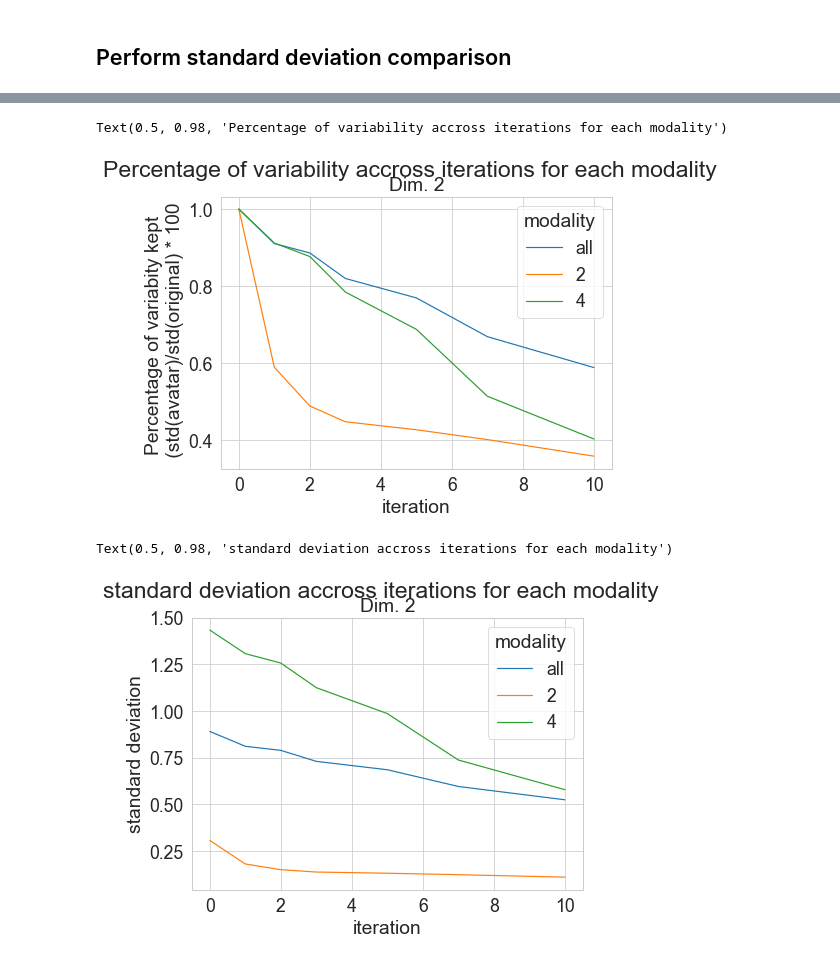
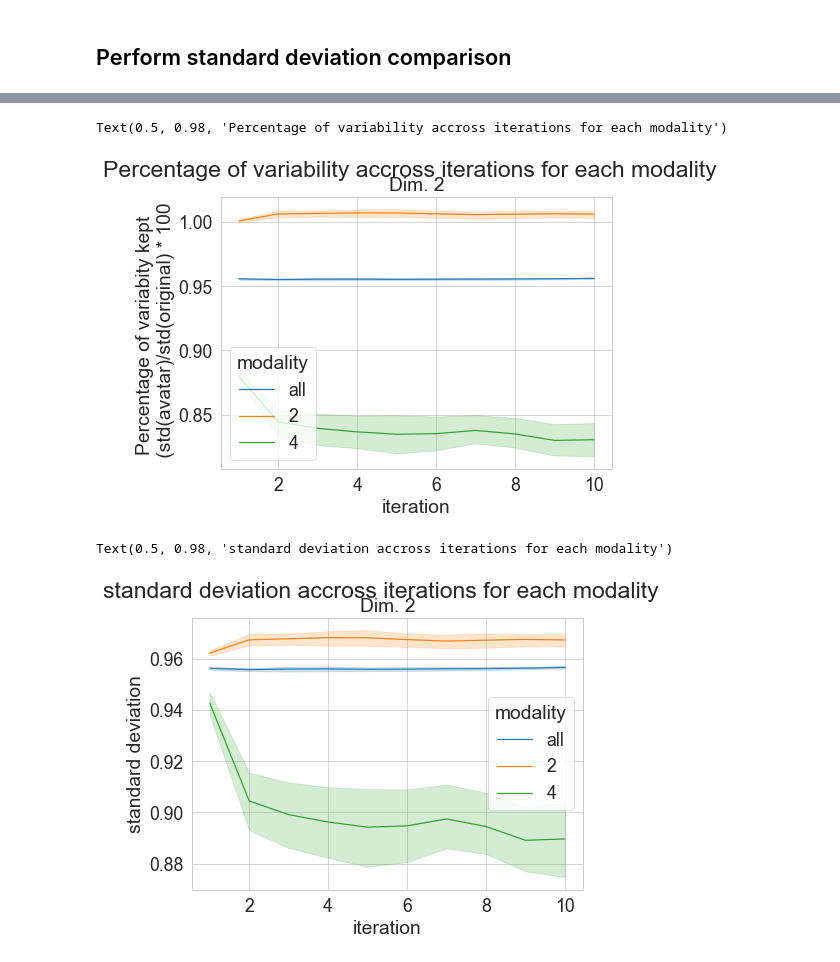
Before and after one commit to octopize/avatar-paper, a Jupyter notebook: notebooks/final_figure/2.Iteration_WBCD.ipynb, the cells around one changed output, grey strips where cells are left out. Saved outputs shown, nothing was run; the diff lists cells and outputs as text; code cells hidden in the pictures.

Commit message:
feat: add iteration graph

```diff
--- a/notebooks/final_figure/2.Iteration_WBCD.ipynb
+++ b/notebooks/final_figure/2.Iteration_WBCD.ipynb
@@ -256,3 +256,24 @@ results = pd.DataFrame(
     zip(percentages, standard_deviations, iterations, modalities, dimensions),
     columns=["percentage", "standard_deviation", "iteration", "modality", "dimension"]
     )
+# %%
+def compute_metrics(ref_df, df, results):
+    """Compute metrics of variablity variation between reference and avatarized Dataframe."""
+    coord, model, param = saiph.fit(ref_df.drop(columns=["iteration", "repetition"]), nf = 2)
+    avat_coordinates = saiph.transform(df.drop(columns=["iteration", "repetition"]), model, param) # project avatar in the original space
+
+    for dimension in ["Dim. 1", "Dim. 2"]:
+        # All class
+        standard_deviation = avat_coordinates[dimension].std()
+        std_original = coord[dimension].std()
+        raw = [standard_deviation/std_original, standard_deviation, df["iteration"].unique()[0], "all", dimension,  df["repetition"].unique()[0]]
+        results.append(raw)
+
+        # by class
+        for type in (2, 4):
+            standard_deviation = avat_coordinates[df["Class"] == type][dimension].std()
+            std_original = coord[ref_df["Class"] == type][dimension].std()
+            raw = [standard_deviation/std_original, standard_deviation, df["iteration"].unique()[0], type, dimension, df["repetition"].unique()[0]]
+            results.append(raw)
+
+    return results
@@ -258,0 +291,19 @@ results = pd.DataFrame(
+# %%
+dfs = pd.read_csv("../../datasets/WBCD/interations.csv")
+dfs.head()
+init = []
+init = compute_metrics(
+            dfs[dfs["iteration"] == 0],
+            dfs[dfs["iteration"] == 0],
+            results=init,
+            )
+
+results = []
+for iteration in range(1, 11):
+    for repetition in range(1,11):
+        subset = dfs[(dfs["iteration"] == iteration) & (dfs["repetition"] == repetition)]
+        results = compute_metrics(
+            dfs[dfs["iteration"] == 0],
+            subset,
+            results=results,
+        )
@@ -269,0 +329,2 @@ results.head(7)
+# %%
+results = pd.DataFrame(results, columns=["percentage", "std", "iteration", "modality", "dimension", "repetition"])
@@ -301,15 +364,15 @@ ax.set_ylabel('Percentage of variabity kept \n (std(avatar)/std(original) * 100'
 fig.suptitle('Percentage of variability accross iterations for each modality')
 # %% [output]
 Text(0.5, 0.98, 'Percentage of variability accross iterations for each modality')
-[figure, old version]
+[figure, new version]
 # %%
 fig, ax = plt.subplots(figsize=(7,5))
-sns.lineplot(data=results[results["dimension"] == "Dim. 2"], x="iteration", y="standard_deviation", hue="modality")
+sns.lineplot(data=results[results["dimension"] == "Dim. 2"], x="iteration", y="std", hue="modality")
 ax.set(
     title='Dim. 2'
     )
 ax.set_ylabel('standard deviation')
 fig.suptitle('standard deviation accross iterations for each modality')
 # %% [output]
 Text(0.5, 0.98, 'standard deviation accross iterations for each modality')
-[figure, old version]
+[figure, new version]
```
Also changed, not shown: parts of 7 cells of this notebook.
